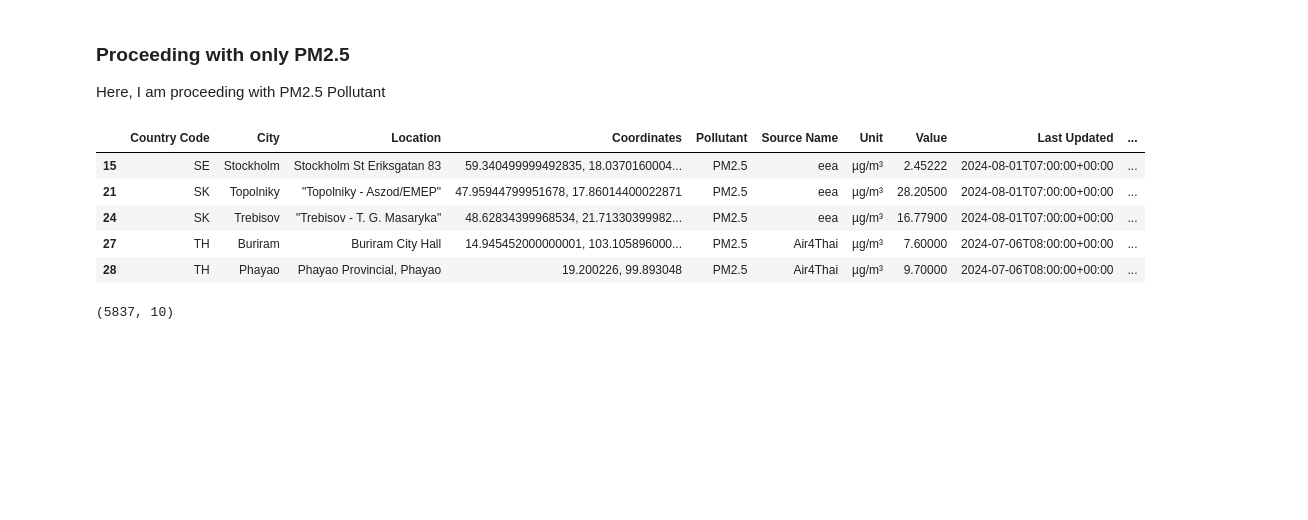
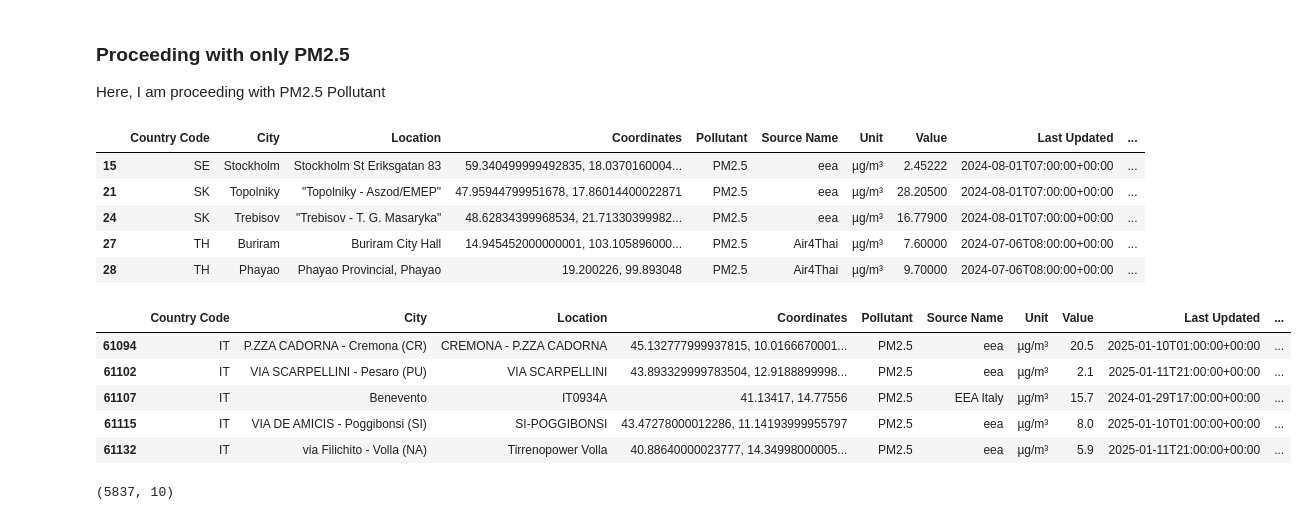
Before and after one commit to ak-boateng/air-quality-index, a Jupyter notebook: Air_Quality_Index_Project.ipynb, the cells around one changed output. Cells and saved outputs as stored; diff of their text form; code cells hidden in the pictures; blank space fills up the shorter version.

```diff
--- a/Air_Quality_Index_Project.ipynb
+++ b/Air_Quality_Index_Project.ipynb
@@ -163,6 +163,15 @@ df1.head()
 | 24 | SK | Trebisov | "Trebisov - T. G. Masaryka" | 48.62834399968534, 21.71330399982... | PM2.5 | eea | µg/m³ | 16.77900 | 2024-08-01T07:00:00+00:00 | ... |
 | 27 | TH | Buriram | Buriram City Hall | 14.945452000000001, 103.105896000... | PM2.5 | Air4Thai | µg/m³ | 7.60000 | 2024-07-06T08:00:00+00:00 | ... |
 | 28 | TH | Phayao | Phayao Provincial, Phayao | 19.200226, 99.893048 | PM2.5 | Air4Thai | µg/m³ | 9.70000 | 2024-07-06T08:00:00+00:00 | ... |
+# %%
+df1.tail()
+# %% [output]
+|  | Country Code | City | Location | Coordinates | Pollutant | Source Name | Unit | Value | Last Updated | ... |
+| 61094 | IT | P.ZZA CADORNA - Cremona (CR) | CREMONA - P.ZZA CADORNA | 45.132777999937815, 10.0166670001... | PM2.5 | eea | µg/m³ | 20.5 | 2025-01-10T01:00:00+00:00 | ... |
+| 61102 | IT | VIA SCARPELLINI - Pesaro (PU) | VIA SCARPELLINI | 43.893329999783504, 12.9188899998... | PM2.5 | eea | µg/m³ | 2.1 | 2025-01-11T21:00:00+00:00 | ... |
+| 61107 | IT | Benevento | IT0934A | 41.13417, 14.77556 | PM2.5 | EEA Italy | µg/m³ | 15.7 | 2024-01-29T17:00:00+00:00 | ... |
+| 61115 | IT | VIA DE AMICIS - Poggibonsi (SI) | SI-POGGIBONSI | 43.47278000012286, 11.14193999955797 | PM2.5 | eea | µg/m³ | 8.0 | 2025-01-10T01:00:00+00:00 | ... |
+| 61132 | IT | via Filichito - Volla (NA) | Tirrenopower Volla | 40.88640000023777, 14.34998000005... | PM2.5 | eea | µg/m³ | 5.9 | 2025-01-11T21:00:00+00:00 | ... |
 # %%
 #Additionally, I am proceeding with units measured in µg/m³ only, this is to ensure all the values have the same unit of measurement
 df1 = df1[df1['Unit'] == 'µg/m³']
```
Also changed, not shown: parts of 6 cells of this notebook.
